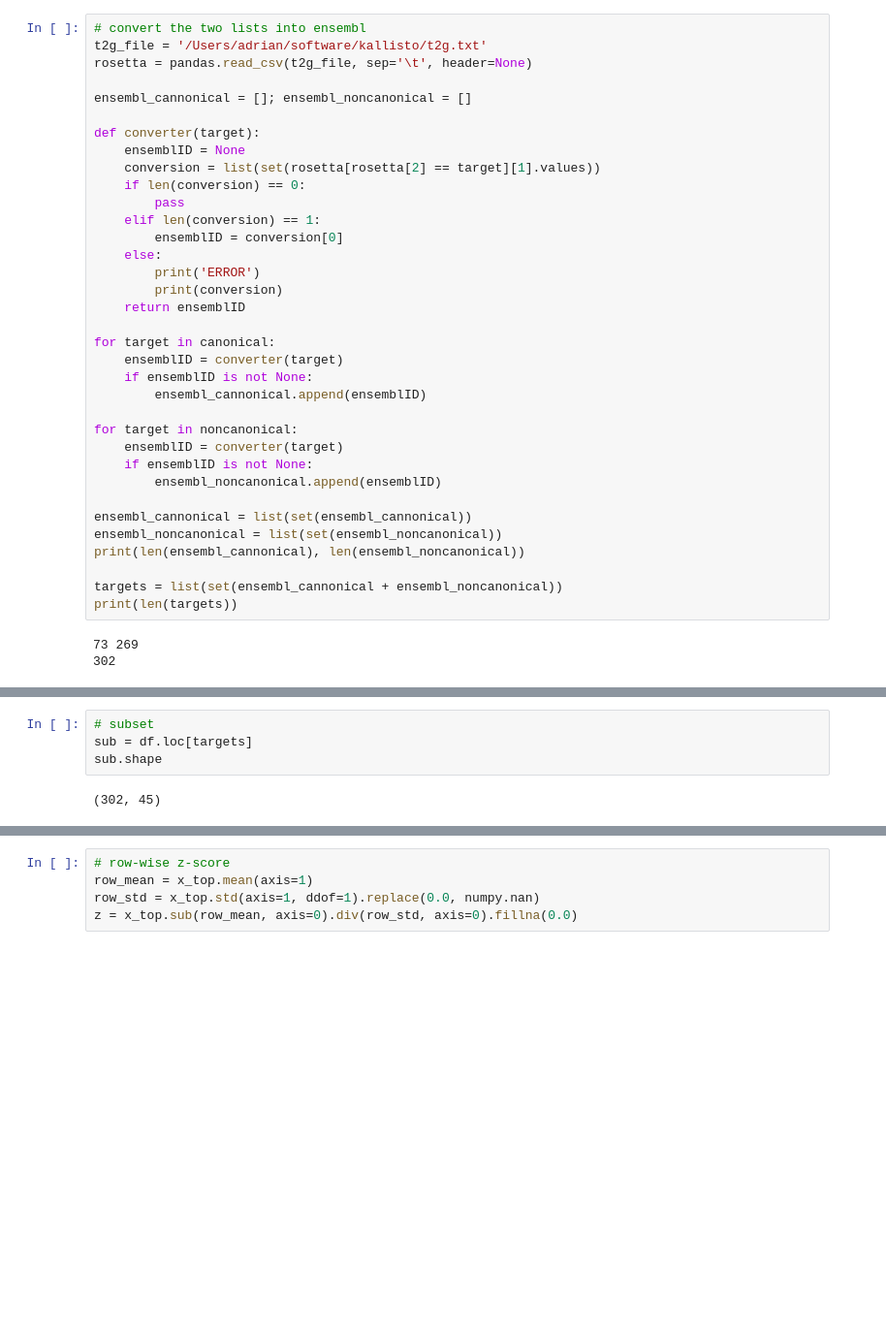
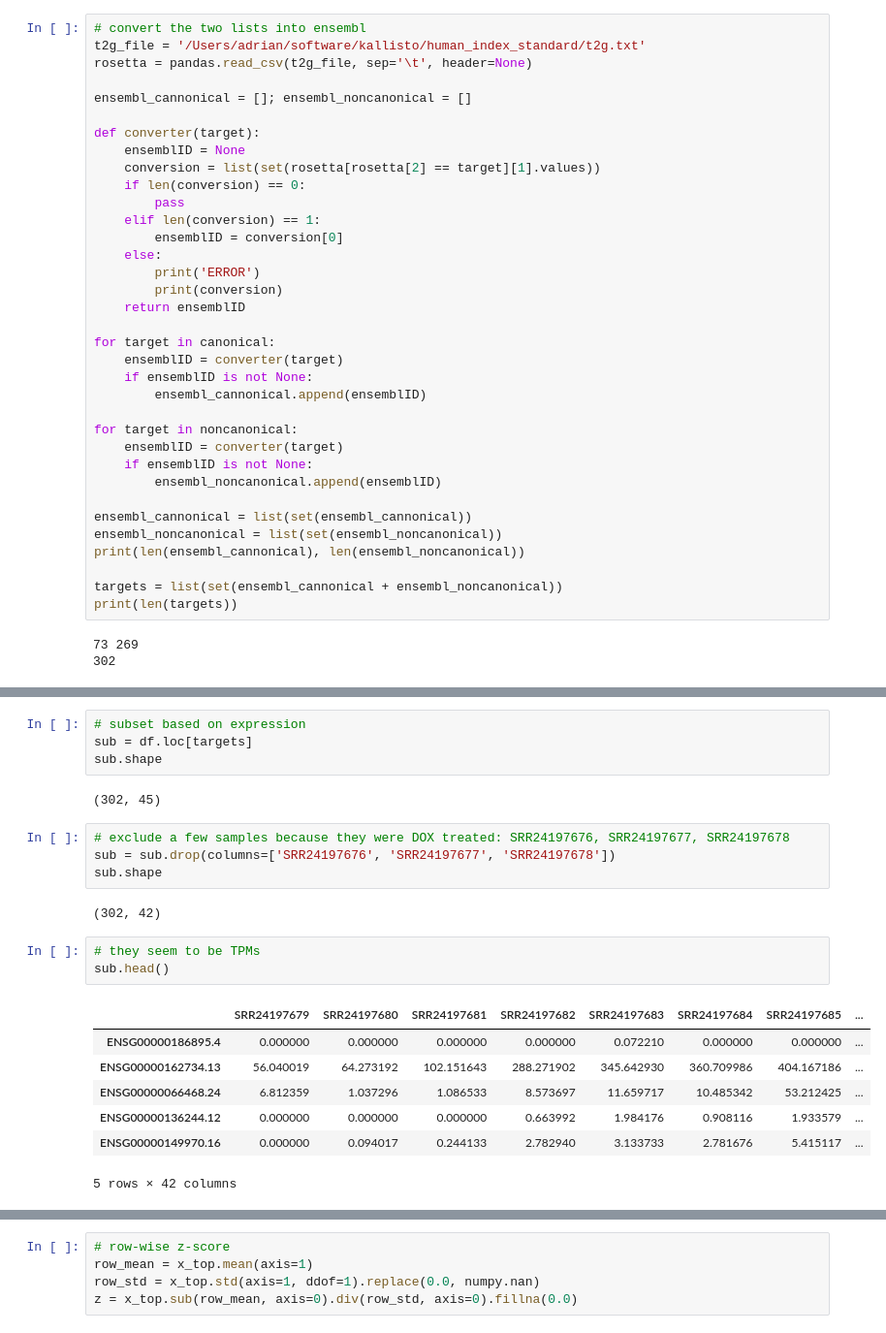
Before and after one commit to adelomana/BMCBF, a Jupyter notebook: research/038_husavik/003_pattern/heatmap data driven feb26.ipynb, the cells around one changed output, grey strips where cells are left out. Shown at 97% size. Cells and saved outputs as stored; diff of their text form; blank space fills up the shorter version.

```diff
--- a/research/038_husavik/003_pattern/heatmap data driven feb26.ipynb
+++ b/research/038_husavik/003_pattern/heatmap data driven feb26.ipynb
@@ -65,6 +65,6 @@ current 271
 # %%
 # convert the two lists into ensembl
-t2g_file = '/Users/adrian/software/kallisto/t2g.txt'
+t2g_file = '/Users/adrian/software/kallisto/human_index_standard/t2g.txt'
 rosetta = pandas.read_csv(t2g_file, sep='\t', header=None)
 
 ensembl_cannonical = []; ensembl_noncanonical = []
@@ -122,9 +111,26 @@ df
 # %%
-# subset
+# subset based on expression
 sub = df.loc[targets]
 sub.shape
 # %% [output]
 (302, 45)
+# %%
+# exclude a few samples because they were DOX treated: SRR24197676, SRR24197677, SRR24197678
+sub = sub.drop(columns=['SRR24197676', 'SRR24197677', 'SRR24197678'])
+sub.shape
+# %% [output]
+(302, 42)
+# %%
+# they seem to be TPMs
+sub.head()
+# %% [output]
+|  | SRR24197679 | SRR24197680 | SRR24197681 | SRR24197682 | SRR24197683 | SRR24197684 | SRR24197685 | ... |
+| ENSG00000186895.4 | 0.000000 | 0.000000 | 0.000000 | 0.000000 | 0.072210 | 0.000000 | 0.000000 | ... |
+| ENSG00000162734.13 | 56.040019 | 64.273192 | 102.151643 | 288.271902 | 345.642930 | 360.709986 | 404.167186 | ... |
+| ENSG00000066468.24 | 6.812359 | 1.037296 | 1.086533 | 8.573697 | 11.659717 | 10.485342 | 53.212425 | ... |
+| ENSG00000136244.12 | 0.000000 | 0.000000 | 0.000000 | 0.663992 | 1.984176 | 0.908116 | 1.933579 | ... |
+| ENSG00000149970.16 | 0.000000 | 0.094017 | 0.244133 | 2.782940 | 3.133733 | 2.781676 | 5.415117 | ... |
+5 rows × 42 columns
 # %%
 # get the top variant genes based on log2 transformed MAD
 x = numpy.log2(sub + 1.0)
```
Also changed, not shown: parts of 9 cells of this notebook, 26 other files.
